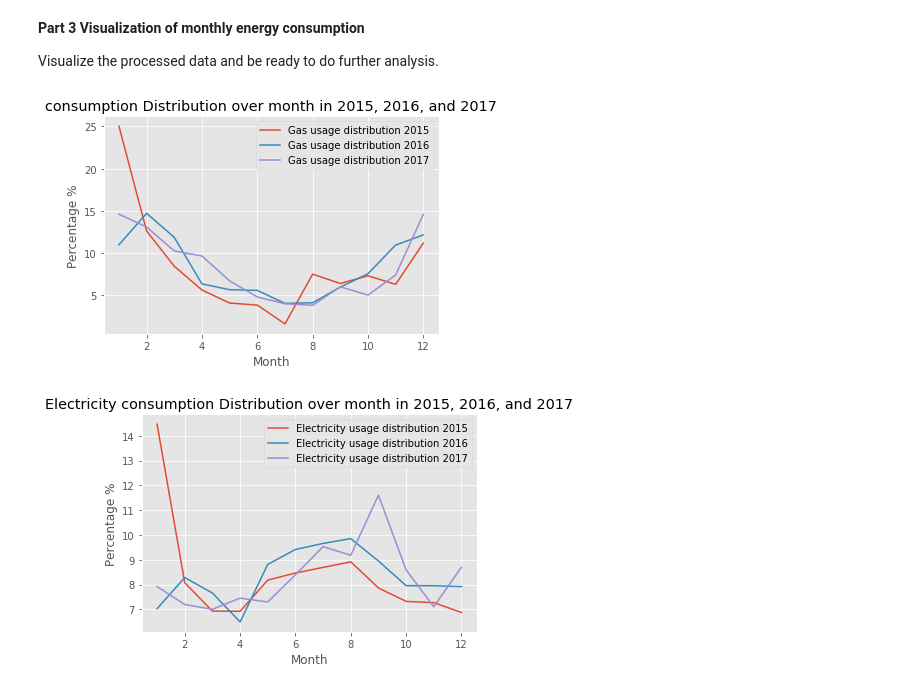
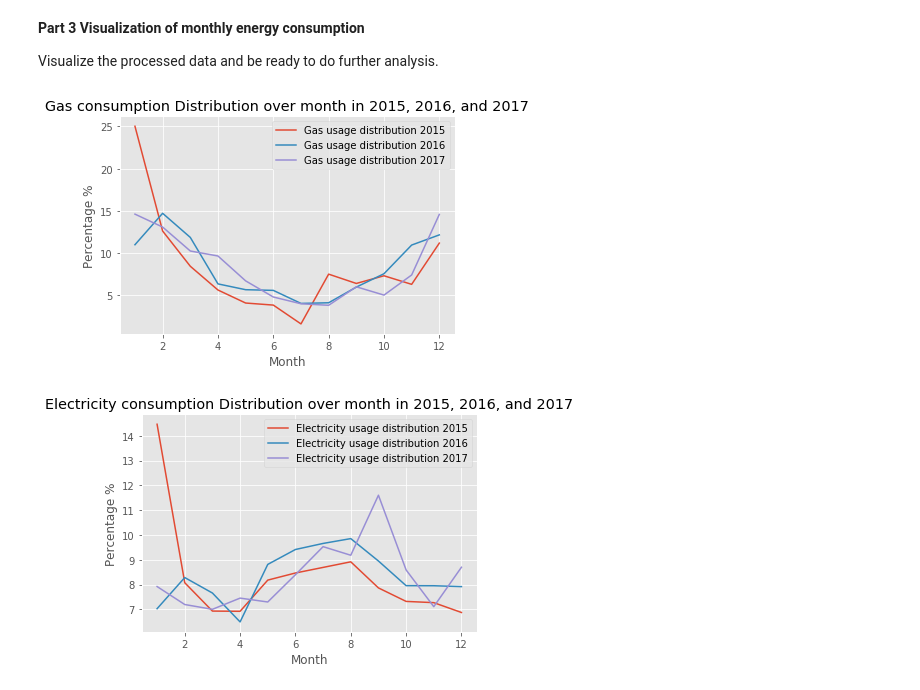
Before and after one commit to CS506-Spring2018-Project/CS506-Spring18-Project, a Jupyter notebook: CS506_Initial_Analysis_Report.ipynb, the cells around one changed output. Drawn from its saved outputs; the diff is of its cells as text; code cells hidden in the pictures.

```diff
--- a/CS506_Initial_Analysis_Report.ipynb
+++ b/CS506_Initial_Analysis_Report.ipynb
@@ -591,22 +591,22 @@ Visualize the processed data and be ready to do further analysis.
 # %%
 # Data visualization
 
 # Visualize:
 
 # Gas Distribution
 month = np.array([1, 2, 3, 4, 5, 6, 7, 8, 9, 10, 11, 12])
 fig, ax = plt.subplots(1, 1)
 ax.plot(month, G_dstri_2015_Norm*100, ms = 5, label = 'Gas usage distribution 2015')
 ax.plot(month, G_dstri_2016_Norm*100, ms = 5, label = 'Gas usage distribution 2016')
 ax.plot(month, G_dstri_2017_Norm*100, ms = 5, label = 'Gas usage distribution 2017')
 
 plt.legend(loc='upper right')
-plt.title('consumption Distribution over month in 2015, 2016, and 2017')
+plt.title('Gas consumption Distribution over month in 2015, 2016, and 2017')
 plt.ylabel('Percentage %')
 plt.xlabel('Month')
 plt.show()
 # %% [output]
-[figure, old version]
+[figure, new version]
 # %%
 # Electricity Distribution
 month = np.array([1, 2, 3, 4, 5, 6, 7, 8, 9, 10, 11, 12])
```
